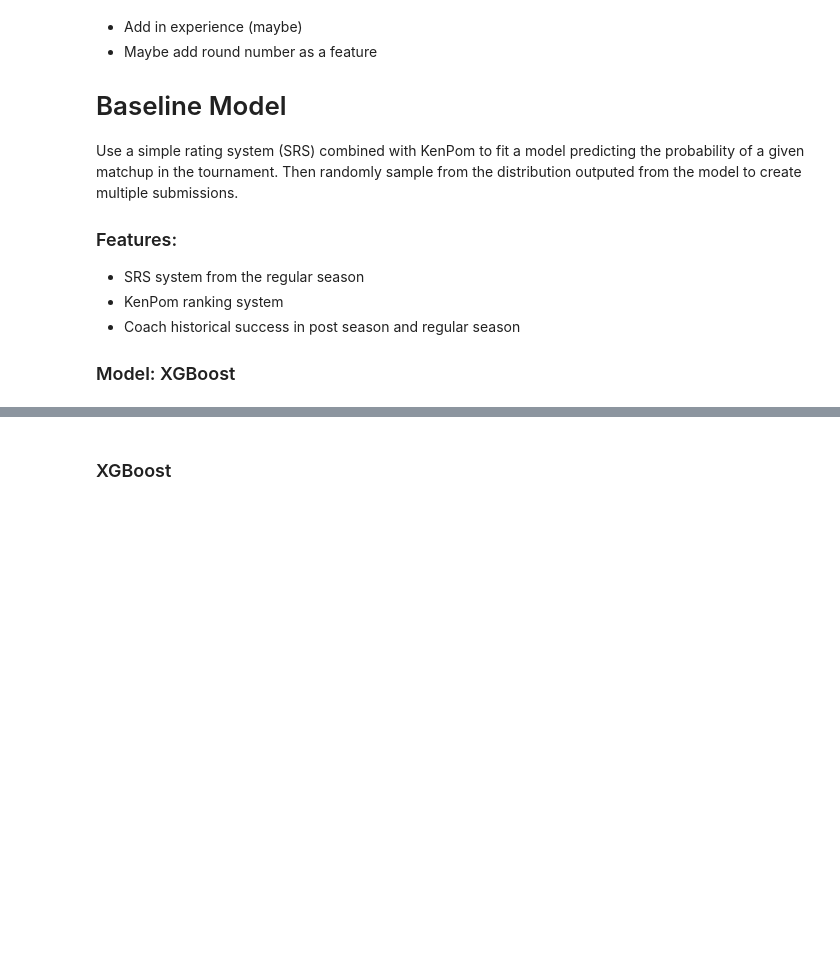
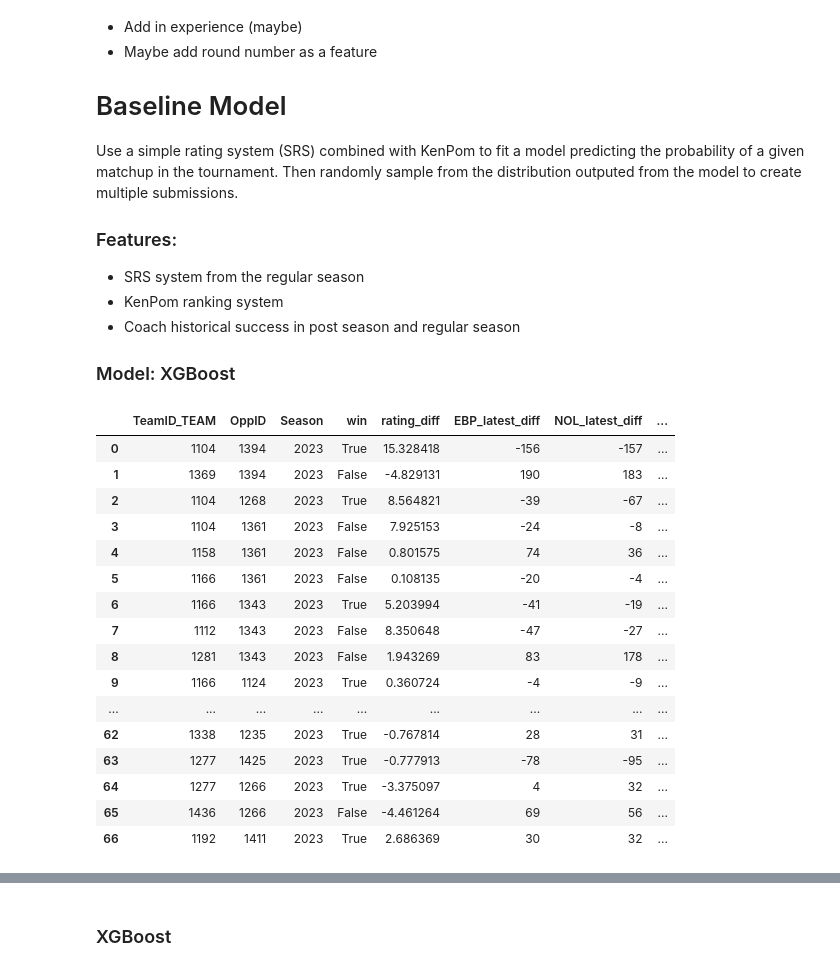
Before and after one commit to taylorlast/march_madness_2024, a Jupyter notebook: src/model_v2.ipynb, the cells around one changed output, grey strips where cells are left out. Cells and saved outputs as stored; diff of their text form; code cells hidden in the pictures; blank space fills up the shorter version.

```diff
--- a/src/model_v2.ipynb
+++ b/src/model_v2.ipynb
@@ -467,3 +515,21 @@ def merge_features_to_games(feature_df, post_season_df, year, training=True):
+# %%
+def get_advanced_features(mens_data, year=None, systems=["POM", "NOL", "EBP"]):
+    df, _ = get_season_stats(
+        mens_data,
+        detailed=True,
+        post_season=False,
+        year=year
+    )
+    adv_features = get_team_stats(df)
+    basic_features = get_features(mens_data=mens_data, year=year, systems=systems)
+
+    res = pd.merge(
+        basic_features,
+        adv_features.rename(columns={"team_id": "TeamID"}),
+        on="TeamID"
+    )
+
+    return res
 # %%
 def save_data(train_dict, _dir="baseline"):
     if not os.path.isdir(_dir):
@@ -516,9 +582,9 @@ def create_mens_training_data():
 
     training_data = dict()
 
-    for year in tqdm(range(2003, 2024)):
+    for year in tqdm(range(2003, 2025)):
 
-        feature_df = get_features(mens_data, year=year, systems=["POM", "NOL", "EBP"])
+        feature_df = get_advanced_features(mens_data, year=year, systems=["POM", "NOL", "EBP"])
         post_season_df = get_post_season(mens_data, year)
         post_season_merged = merge_features_to_games(feature_df, post_season_df, year)
 
@@ -535 +601,40 @@ train_dict = create_mens_training_data()
+# %%
+temp_df = pd.concat(train_dict.values(), ignore_index=True)
+# for col in temp_df.columns:
+#     if col.replace("_team", "_opp") in temp_df.columns and "_team" in col:
+#         temp_df[col.replace("_team", "_diff")] = temp_df[col] - temp_df[col.replace("_team", "_opp")]
+#         temp_df = temp_df.drop([col, col.replace("_team", "_opp")], axis=1)
+# %%
+with pd.option_context('display.max_rows', None, 'display.max_columns', None):  # more options can be specified also
+    display(
+        pd.merge(
+            pd.merge(
+                temp_df[temp_df["Season"] == 2023],
+                mens_data["MTeams"],
+                on="TeamID"
+            ),
+            mens_data["MTeams"],
+            left_on="OppID",
+            right_on="TeamID",
+            suffixes=("_TEAM", "_OPP")
+        )
+    )
+# %% [output]
+|  | TeamID_TEAM | OppID | Season | win | rating_diff | EBP_latest_diff | NOL_latest_diff | ... |
+| 0 | 1104 | 1394 | 2023 | True | 15.328418 | -156 | -157 | ... |
+| 1 | 1369 | 1394 | 2023 | False | -4.829131 | 190 | 183 | ... |
+| 2 | 1104 | 1268 | 2023 | True | 8.564821 | -39 | -67 | ... |
+| 3 | 1104 | 1361 | 2023 | False | 7.925153 | -24 | -8 | ... |
+| 4 | 1158 | 1361 | 2023 | False | 0.801575 | 74 | 36 | ... |
+| 5 | 1166 | 1361 | 2023 | False | 0.108135 | -20 | -4 | ... |
+| 6 | 1166 | 1343 | 2023 | True | 5.203994 | -41 | -19 | ... |
+| 7 | 1112 | 1343 | 2023 | False | 8.350648 | -47 | -27 | ... |
+| 8 | 1281 | 1343 | 2023 | False | 1.943269 | 83 | 178 | ... |
+| 9 | 1166 | 1124 | 2023 | True | 0.360724 | -4 | -9 | ... |
+| ... | ... | ... | ... | ... | ... | ... | ... | ... |
+| 62 | 1338 | 1235 | 2023 | True | -0.767814 | 28 | 31 | ... |
+| 63 | 1277 | 1425 | 2023 | True | -0.777913 | -78 | -95 | ... |
+| 64 | 1277 | 1266 | 2023 | True | -3.375097 | 4 | 32 | ... |
+| 65 | 1436 | 1266 | 2023 | False | -4.461264 | 69 | 56 | ... |
+| 66 | 1192 | 1411 | 2023 | True | 2.686369 | 30 | 32 | ... |
 # %%
```
Also changed, not shown: parts of 25 cells of this notebook, 22 other files.
